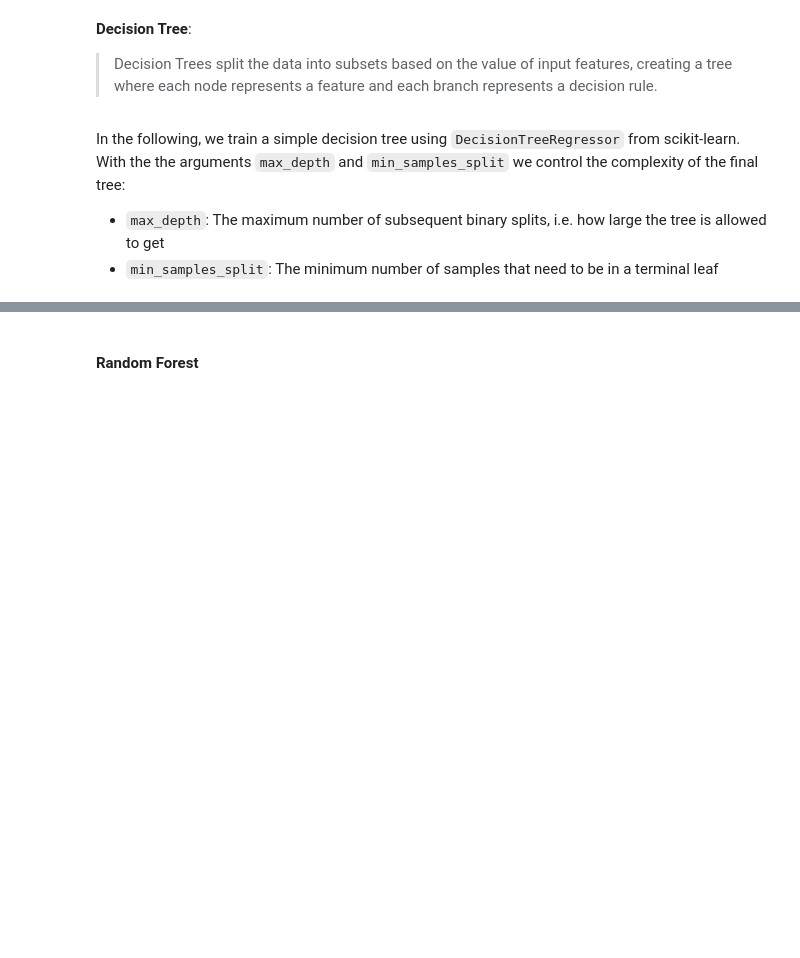
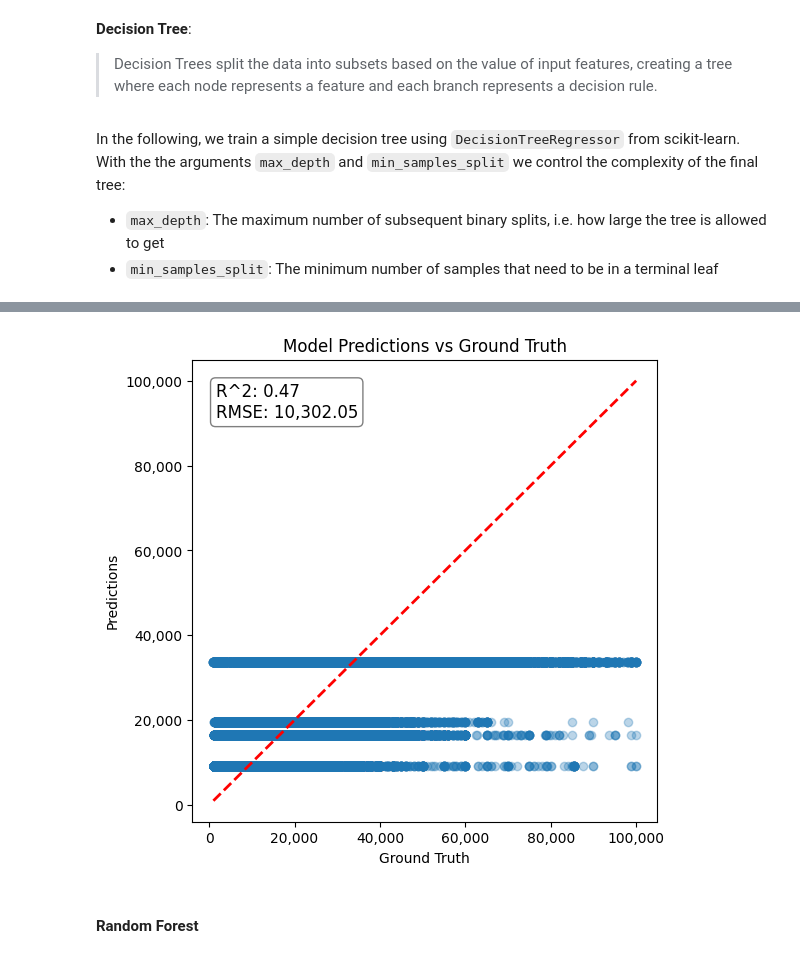
Before and after one commit to julienOlivier3/risk-analytics, a Jupyter notebook: day1_ml.ipynb, the cells around one changed output, grey strips where cells are left out. Saved outputs shown, nothing was run; the diff lists cells and outputs as text; code cells hidden in the pictures; blank space fills up the shorter version.

Commit message:
ML part: Model Fine Tuning

```diff
--- a/day1_ml.ipynb
+++ b/day1_ml.ipynb
@@ -303,5 +303,5 @@ from util import dict_vin2year
 # %%
-X_train.loc[X_train.year.isnull(), 'year'] = X_train.loc[X_train.year.isnull()].VIN.apply(lambda x: x[9]).map(dict_vin2year)
+X_train.loc[X_train.year.isnull(), 'year'] = X_train.loc[X_train.year.isnull()].VIN.apply(lambda x: x[9]).map(vin_to_year)
 # %% [markdown]
 ##### manufacturer
 # %% [markdown]
@@ -311,5 +311,5 @@ from util import dict_vin2manufacturer
 # %%
-X_train.loc[X_train.manufacturer.isnull() & X_train.VIN.notnull(), 'manufacturer'] = X_train.loc[X_train.manufacturer.isnull() & X_train.VIN.notnull()].VIN.apply(lambda x: x[0:3]).map(dict_vin2manufacturer)
+X_train.loc[X_train.manufacturer.isnull() & X_train.VIN.notnull(), 'manufacturer'] = X_train.loc[X_train.manufacturer.isnull() & X_train.VIN.notnull()].VIN.apply(lambda x: x[0:3]).map(vin_to_manufacturer)
 # %% [markdown]
 ##### model
 # %% [markdown]
@@ -477,7 +477,7 @@ In the following, we train a simple decision tree using `DecisionTreeRegressor`
 # %%
 from sklearn import tree
 # %%
-base_learner = tree.DecisionTreeRegressor(max_depth=2, min_samples_leaf=1000).fit(X_train, y_train)
+model = tree.DecisionTreeRegressor(max_depth=2, min_samples_leaf=1000).fit(X_train, y_train)
 # %%
 import graphviz
 # Export the tree structure without squared error information
@@ -511,3 +522,8 @@ This simple decision tree effectively partitions the data based on the features
+# %%
+y_pred = model.predict(X_train)
+plot_predictions(y_train, y_pred)
+# %% [output]
+[figure, added]
 # %% [markdown]
 #### Random Forest
 # %% [markdown]
```
Also changed, not shown: parts of 47 cells of this notebook, 3 other files.
